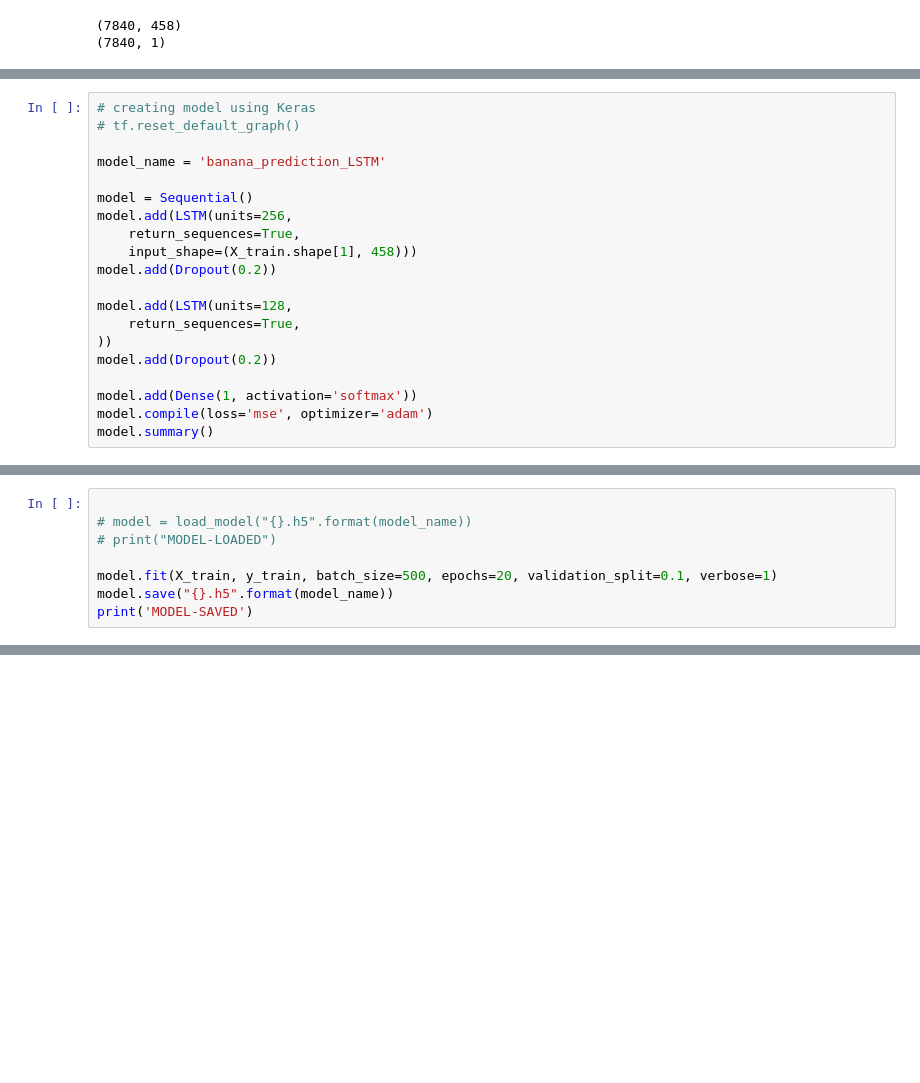
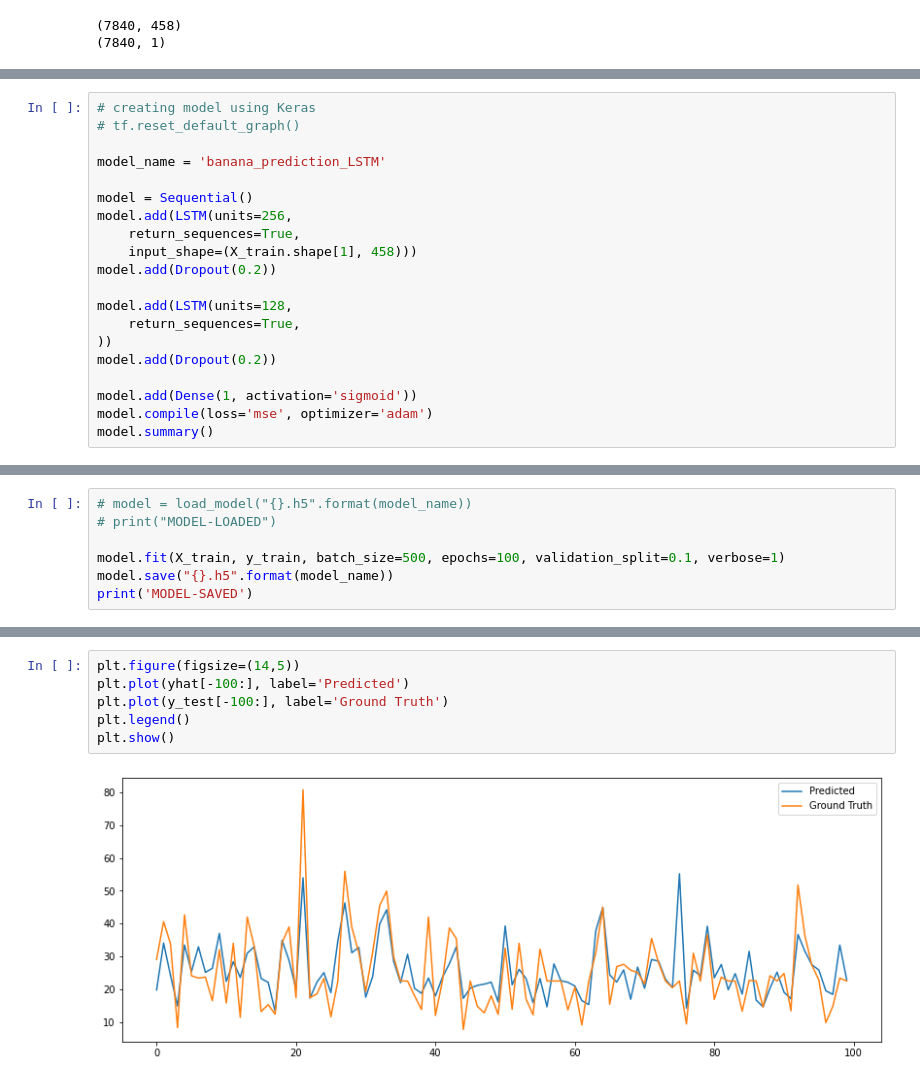
Before and after one commit to LynnBlanco/Tibame_AI_Project, a Jupyter notebook: userdata/WilliamHuang/code/LSTM_Banana_Prediction_v1.ipynb, the cells around one changed output, grey strips where cells are left out. Saved outputs shown, nothing was run; the diff lists cells and outputs as text; blank space fills up the shorter version.

```diff
--- a/userdata/WilliamHuang/code/LSTM_Banana_Prediction_v1.ipynb
+++ b/userdata/WilliamHuang/code/LSTM_Banana_Prediction_v1.ipynb
@@ -311,7 +325,7 @@ model.add(LSTM(units=128,
 ))
 model.add(Dropout(0.2))
 
-model.add(Dense(1, activation='softmax'))
+model.add(Dense(1, activation='sigmoid'))
 model.compile(loss='mse', optimizer='adam')
 model.summary()
 # %% [output]
@@ -334,11 +348,10 @@ Trainable params: 929,409
 Non-trainable params: 0
 _________________________________________________________________
 # %%
-
 # model = load_model("{}.h5".format(model_name))
 # print("MODEL-LOADED")
 
-model.fit(X_train, y_train, batch_size=500, epochs=20, validation_split=0.1, verbose=1)
+model.fit(X_train, y_train, batch_size=500, epochs=100, validation_split=0.1, verbose=1)
 model.save("{}.h5".format(model_name))
 print('MODEL-SAVED')
 # %% [output]
@@ -395,0 +414,8 @@ array([[96.5],
+# %%
+plt.figure(figsize=(14,5))
+plt.plot(yhat[-100:], label='Predicted')
+plt.plot(y_test[-100:], label='Ground Truth')
+plt.legend()
+plt.show()
+# %% [output]
+[figure, added]
```
Also changed, not shown: parts of 13 cells of this notebook.
